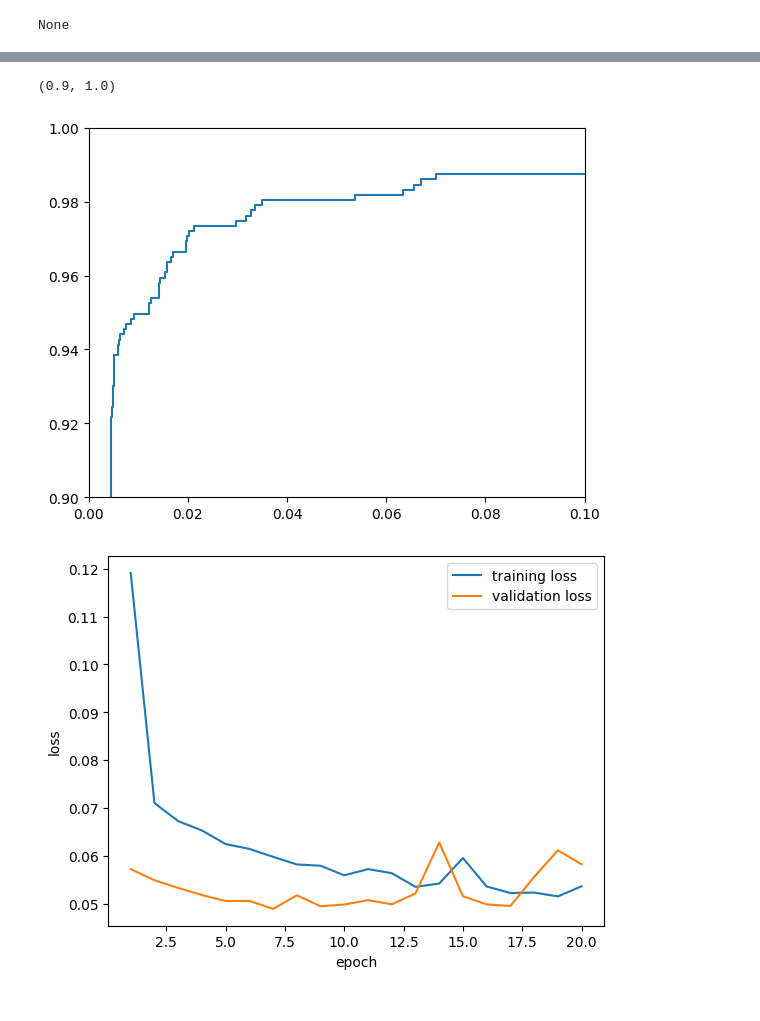
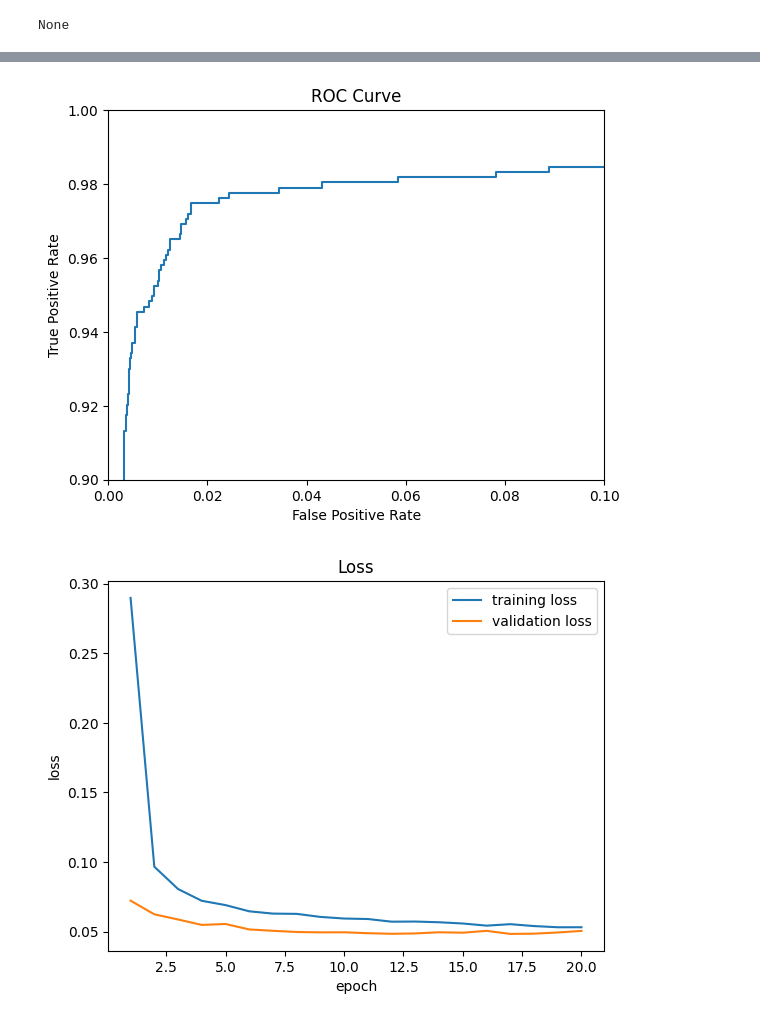
Before and after one commit to matteobosco0203/astrostatistics_bicocca_2026, a Jupyter notebook: working/L22.ipynb, the cells around one changed output, grey strips where cells are left out. Drawn from its saved outputs; the diff is of its cells as text; code cells hidden in the pictures.

```diff
--- a/working/L22.ipynb
+++ b/working/L22.ipynb
@@ -131,7 +135,7 @@ Model: "sequential"
  Non-trainable params: 0 (0.00 B)
 None
 # %%
-model.compile(loss="sparse_categorical_crossentropy", optimizer="nadam", metrics=["accuracy"])
+model.compile(loss="sparse_categorical_crossentropy", optimizer=keras.optimizers.Nadam(learning_rate=0.0001), metrics=["accuracy"])
 clf = model.fit(X_train, y_train, epochs=20, validation_data=(X_valid, y_valid))
 # %% [output]
 Epoch 1/20
@@ -219,13 +197,15 @@ y_prob.shape
 # %%
 from sklearn.metrics import precision_recall_curve, roc_curve
 
 fpr, tpr, thresh = roc_curve(y_valid, y_prob)
 plt.plot(fpr,tpr)
 plt.xlim(0,0.1)
 plt.ylim(0.9,1)
+plt.title("ROC Curve")
+plt.xlabel("False Positive Rate")
+plt.ylabel("True Positive Rate");
 # %% [output]
-(0.9, 1.0)
-[figure, old version]
+[figure, new version]
 # %%
 last_epoch = len(clf.history['loss'])
 epochs = np.arange(1,last_epoch+1)
@@ -233,10 +213,10 @@ plt.plot(epochs,clf.history['loss'], label='training loss')
 plt.plot(epochs,clf.history['val_loss'], label='validation loss')
 plt.xlabel('epoch')
 plt.ylabel('loss')
-
+plt.title('Loss')
 plt.legend();
 # %% [output]
-[figure, old version]
+[figure, new version]
 # %%
 epochs = np.arange(1,last_epoch+1)
 plt.plot(epochs,clf.history['accuracy'], label='training accuracy')
```
Also changed, not shown: parts of 19 cells of this notebook.
